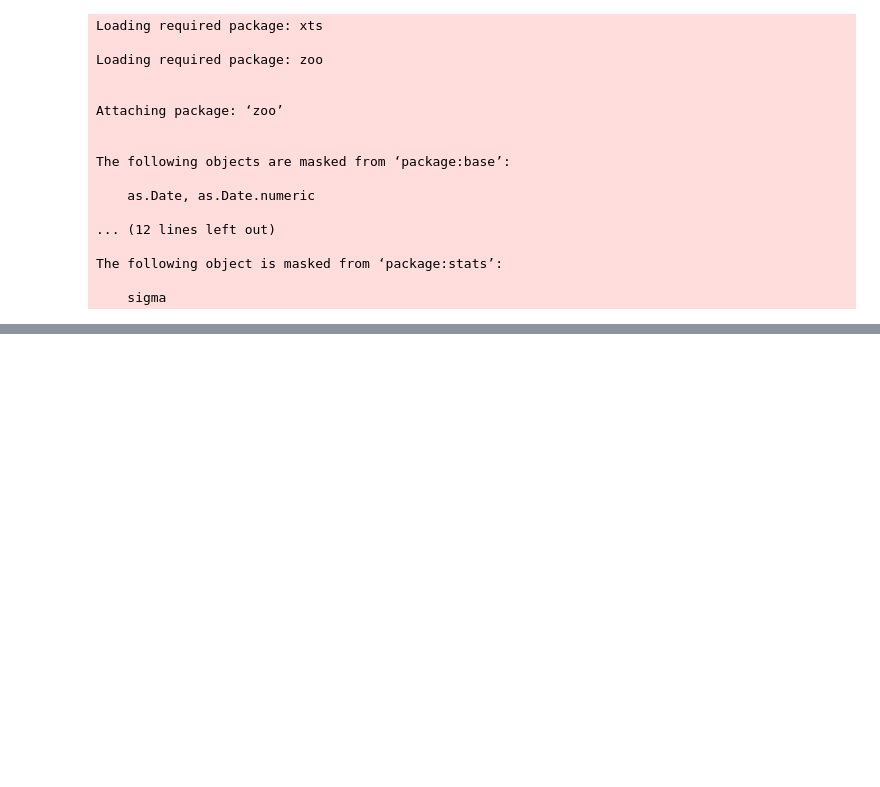
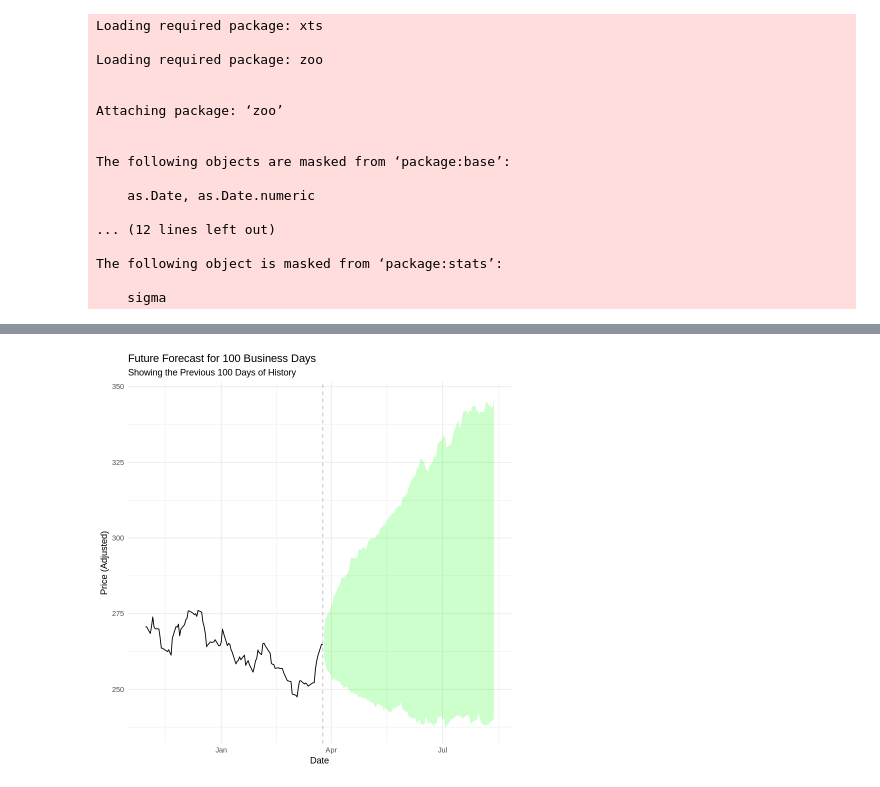
Before and after one commit to vkthakur90/Econometrics, a Jupyter notebook: Joint_ARMA(1,1)_+_GARCH(1,1)_in_R.ipynb, the cells around one changed output, grey strips where cells are left out. Saved outputs shown, nothing was run; the diff lists cells and outputs as text; code cells hidden in the pictures; blank space fills up the shorter version.

```diff
--- a/Joint_ARMA(1,1)_+_GARCH(1,1)_in_R.ipynb
+++ b/Joint_ARMA(1,1)_+_GARCH(1,1)_in_R.ipynb
@@ -39,0 +30,11 @@ getSymbols(ticker, src = "yahoo", from = start_date, to = end_date, auto.assign
+# %%
+#-----------------------------
+# 1. Download stock data from Yahoo Finance (Example: AAPL)
+# Set date range for the past 5 years
+ticker <- "NIFTYBEES.NS"
+end_date <- Sys.Date()
+start_date <- as.character(end_date - 5*365)  # approximate 5 years ago
+getSymbols(ticker, src = "yahoo", from = start_date, to = end_date)
+
+# Use Adjusted Close prices
+prices <- Ad(get(ticker))
@@ -117,0 +129,7 @@ df_test <- data.frame(Date = test_price_dates,
+# %%
+#----------------------------------
+# 5b. Prepare Historical Data for the Plot: Use the Last 100 Days Only
+price_dates <- as.Date(index(prices))
+n_prices <- length(prices)
+df_hist_100 <- data.frame(Date = price_dates[(n_prices - 99):n_prices],
+                          Price = as.numeric(prices[(n_prices - 99):n_prices]))
@@ -133,0 +161,15 @@ Warning message:
+# %%
+# 6. Plot the Last 100 Days of History and the Future Forecast
+p_future <- ggplot() +
+  # Plot historical prices for the previous 100 days
+  geom_line(data = df_hist_100, aes(x = Date, y = Price), color = "black", size = 0.5) +
+  # Plot future forecast mean prices
+  # Add 95% confidence interval
+  geom_ribbon(data = df_future_forecast, aes(x = Date, ymin = Lower, ymax = Upper),
+              fill = "green", alpha = 0.2) +
+  labs(title = paste("Future Forecast for", n_future, "Business Days"),
+       subtitle = "Showing the Previous 100 Days of History",
+       x = "Date", y = "Price (Adjusted)") +
+  theme_minimal() +
+  # Add a vertical dashed line at the last observed date
+  geom_vline(xintercept = last_date, linetype = "dashed", color = "gray")
@@ -133,0 +223,4 @@ Warning message:
+# %%
+p_future
+# %% [output]
+[figure, added]
```
Also changed, not shown: parts of 22 cells of this notebook.
